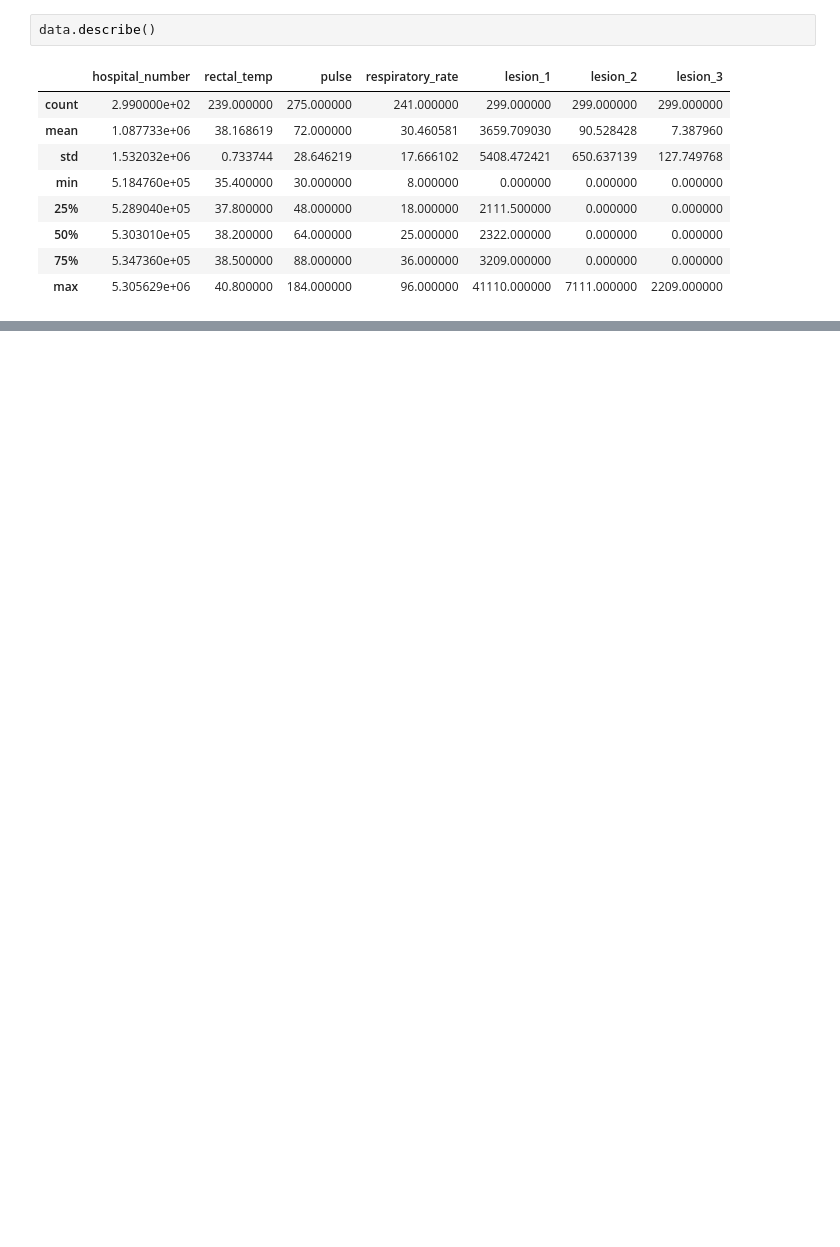
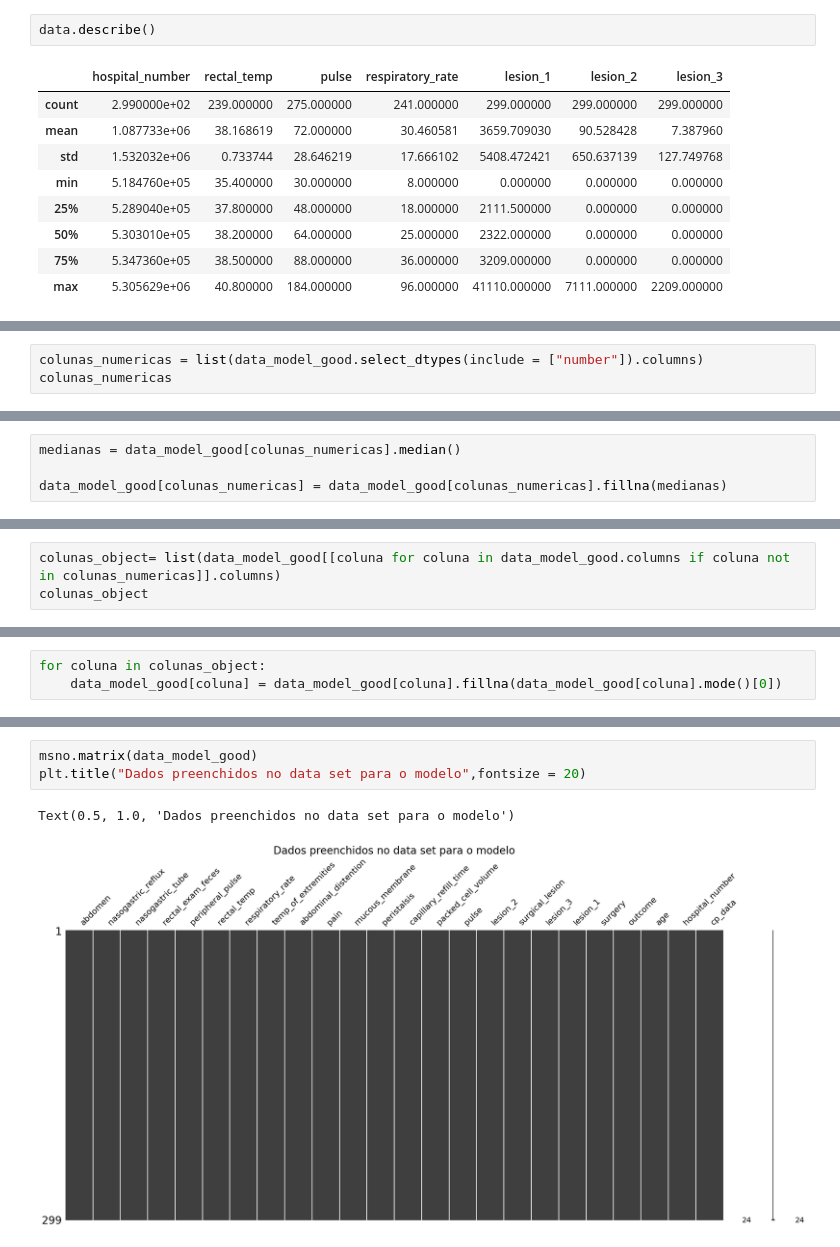
Before and after one commit to dofrancisco/Projeto_Final_DM, a Jupyter notebook: EDA_horse.ipynb, the cells around one changed output, grey strips where cells are left out. Cells and saved outputs as stored; diff of their text form; blank space fills up the shorter version.

```diff
--- a/EDA_horse.ipynb
+++ b/EDA_horse.ipynb
@@ -75,0 +175,3 @@ df = X.copy()
+# %%
+colunas_numericas = list(data_model_good.select_dtypes(include = ["number"]).columns)
+colunas_numericas
@@ -75,0 +187,4 @@ df = X.copy()
+# %%
+medianas = data_model_good[colunas_numericas].median()
+
+data_model_good[colunas_numericas] = data_model_good[colunas_numericas].fillna(medianas)
@@ -75,0 +223,3 @@ df = X.copy()
+# %%
+colunas_object= list(data_model_good[[coluna for coluna in data_model_good.columns if coluna not in colunas_numericas]].columns)
+colunas_object
@@ -75,0 +245,3 @@ df = X.copy()
+# %%
+for coluna in colunas_object:
+    data_model_good[coluna] = data_model_good[coluna].fillna(data_model_good[coluna].mode()[0])
@@ -75,0 +268,6 @@ df = X.copy()
+# %%
+msno.matrix(data_model_good)
+plt.title("Dados preenchidos no data set para o modelo",fontsize = 20)
+# %% [output]
+Text(0.5, 1.0, 'Dados preenchidos no data set para o modelo')
+[figure, added]
```
Also changed, not shown: parts of 74 cells of this notebook, 4 other files.
